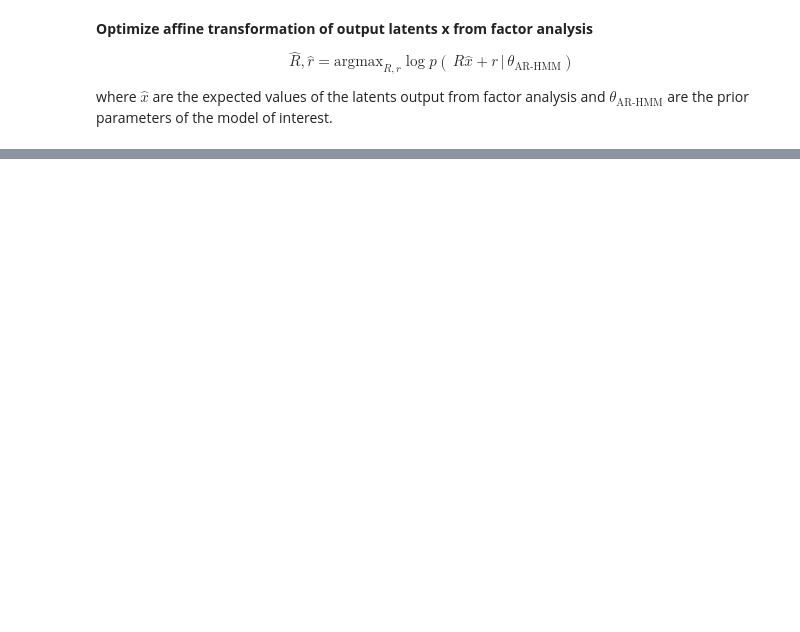
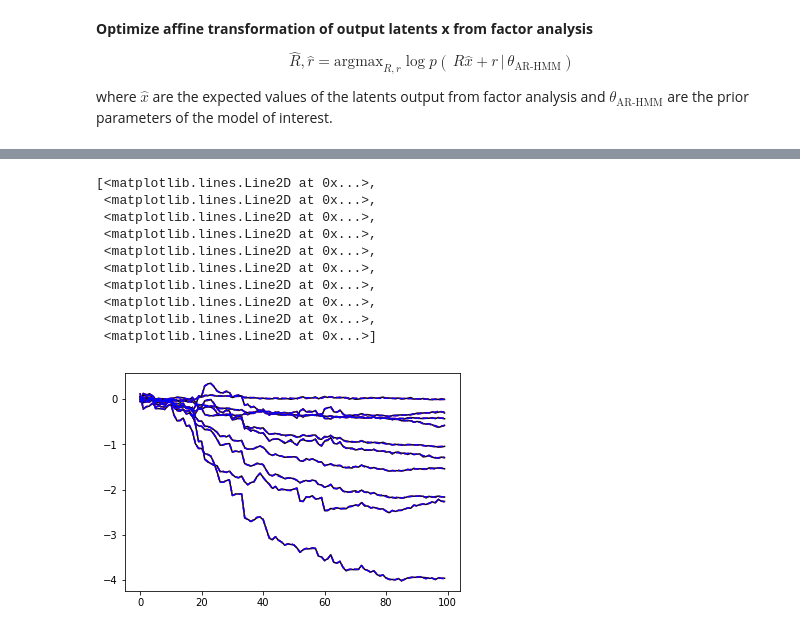
Before and after one commit to davidzoltowski/ssmdm, a Jupyter notebook: notebooks/Initialization.ipynb, the cells around one changed output, grey strips where cells are left out. Cells and saved outputs as stored; diff of their text form; code cells hidden in the pictures; blank space fills up the shorter version.

```diff
--- a/notebooks/Initialization.ipynb
+++ b/notebooks/Initialization.ipynb
@@ -148,0 +172,19 @@ plt.plot(xtrans_mean,'b--')
+# %%
+# compare neural activity and reconstructions
+tr = 0
+plt.figure()
+plt.plot(ys[tr],'k')
+plt.plot(xhats[tr]@ (fa.W).T + fa.mean,'r--')
+plt.plot(np.dot(x_trans[0], (fa.W@np.linalg.inv(R)).T) + fa.mean - fa.W @ np.linalg.inv(R) @ r,'b--')
+# %% [output]
+[<matplotlib.lines.Line2D at 0x...>,
+ <matplotlib.lines.Line2D at 0x...>,
+ <matplotlib.lines.Line2D at 0x...>,
+ <matplotlib.lines.Line2D at 0x...>,
+ <matplotlib.lines.Line2D at 0x...>,
+ <matplotlib.lines.Line2D at 0x...>,
+ <matplotlib.lines.Line2D at 0x...>,
+ <matplotlib.lines.Line2D at 0x...>,
+ <matplotlib.lines.Line2D at 0x...>,
+ <matplotlib.lines.Line2D at 0x...>]
+[figure, added]
```
Also changed, not shown: parts of 10 cells of this notebook, 3 other files.
